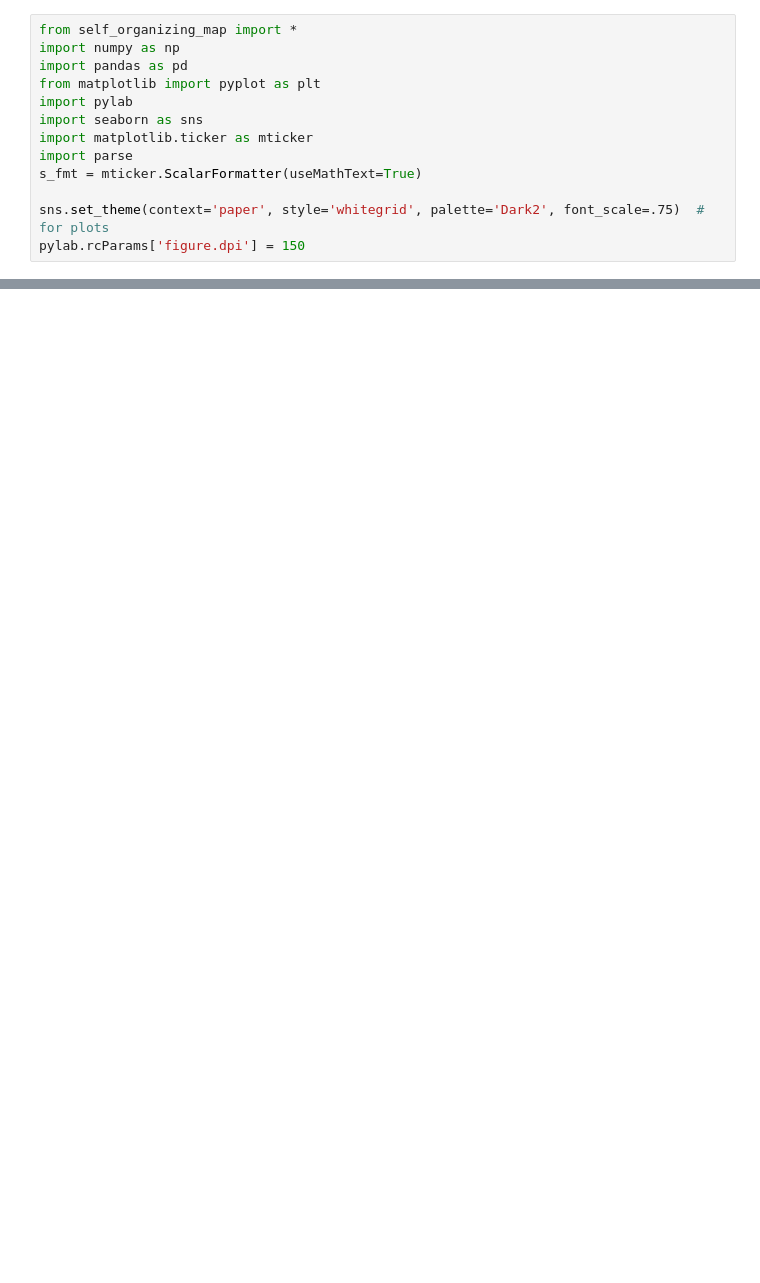
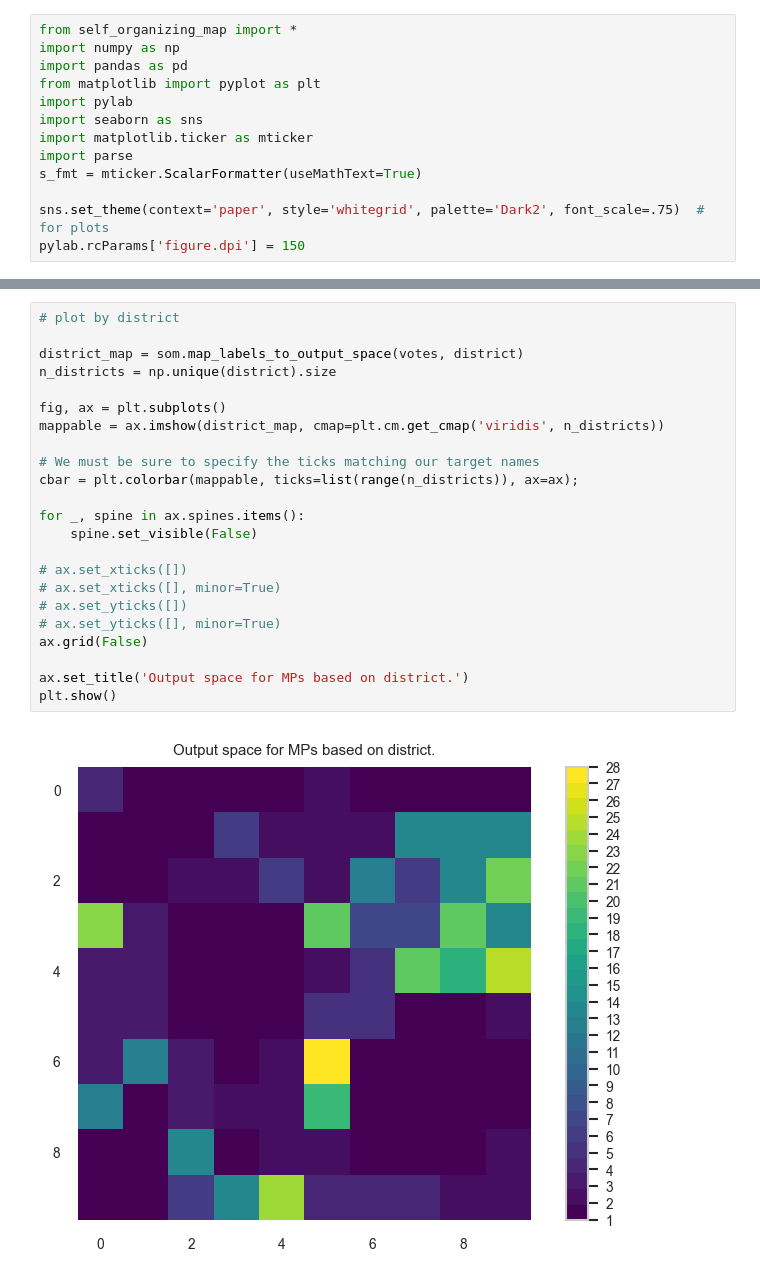
Before and after one commit to molguin92/ANNDA_HT20_LAB2, a Jupyter notebook: part2.ipynb, the cells around one changed output, grey strips where cells are left out. Cells and saved outputs as stored; diff of their text form; blank space fills up the shorter version.

```diff
--- a/part2.ipynb
+++ b/part2.ipynb
@@ -109,0 +178,25 @@ City coords:
+# %%
+# plot by district
+
+district_map = som.map_labels_to_output_space(votes, district)
+n_districts = np.unique(district).size
+
+fig, ax = plt.subplots()
+mappable = ax.imshow(district_map, cmap=plt.cm.get_cmap('viridis', n_districts))
+
+# We must be sure to specify the ticks matching our target names
+cbar = plt.colorbar(mappable, ticks=list(range(n_districts)), ax=ax);
+
+for _, spine in ax.spines.items():
+    spine.set_visible(False)
+
+# ax.set_xticks([])
+# ax.set_xticks([], minor=True)
+# ax.set_yticks([])
+# ax.set_yticks([], minor=True)
+ax.grid(False)
+
+ax.set_title('Output space for MPs based on district.')
+plt.show()
+# %% [output]
+[figure, added]
```
Also changed, not shown: parts of 5 cells of this notebook, 2 other files.
